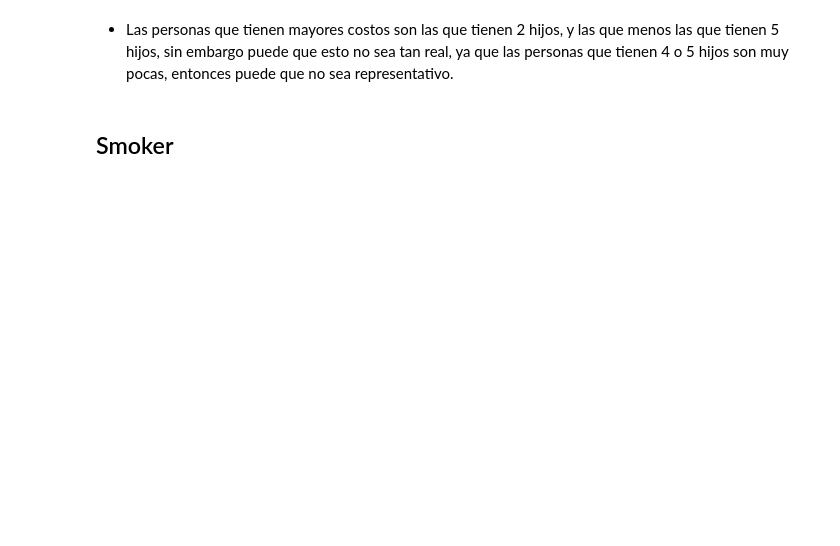
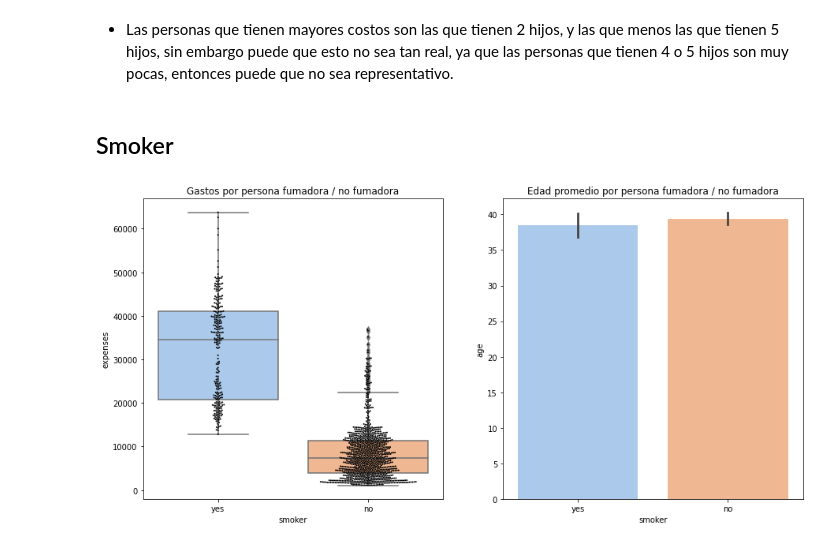
Before and after one commit to Gab0Jorq/insurance, a Jupyter notebook: insurance.ipynb, the cells around one changed output. Saved outputs shown, nothing was run; the diff lists cells and outputs as text; code cells hidden in the pictures; blank space fills up the shorter version.

```diff
--- a/insurance.ipynb
+++ b/insurance.ipynb
@@ -212,3 +212,12 @@ ax.set_title('Boxplot de gastos por hijos', fontdict={'fontsize': '15'});
 * Las personas que tienen mayores costos son las que tienen 2 hijos, y las que menos las que tienen 5 hijos, sin embargo puede que esto no sea tan real, ya que las personas que tienen 4 o 5 hijos son muy pocas, entonces puede que no sea representativo.
 # %% [markdown]
 ## Smoker
+# %%
+fig, ax = plt.subplots(1, 2, figsize=(15,7))
+sns.boxplot(ax=ax[0], x='smoker', y='expenses', data=df, palette='pastel')
+sns.swarmplot(ax=ax[0], x='smoker', y='expenses', data=df, color='black', size=2)
+sns.barplot(ax=ax[1], x='smoker', y='age', data=df, palette='pastel')
+ax[0].set_title('Gastos por persona fumadora / no fumadora', fontdict={'fontsize': '12'})
+ax[1].set_title('Edad promedio por persona fumadora / no fumadora', fontdict={'fontsize': '12'});
+# %% [output]
+[figure, added]
```
Also changed, not shown: parts of 8 cells of this notebook.
